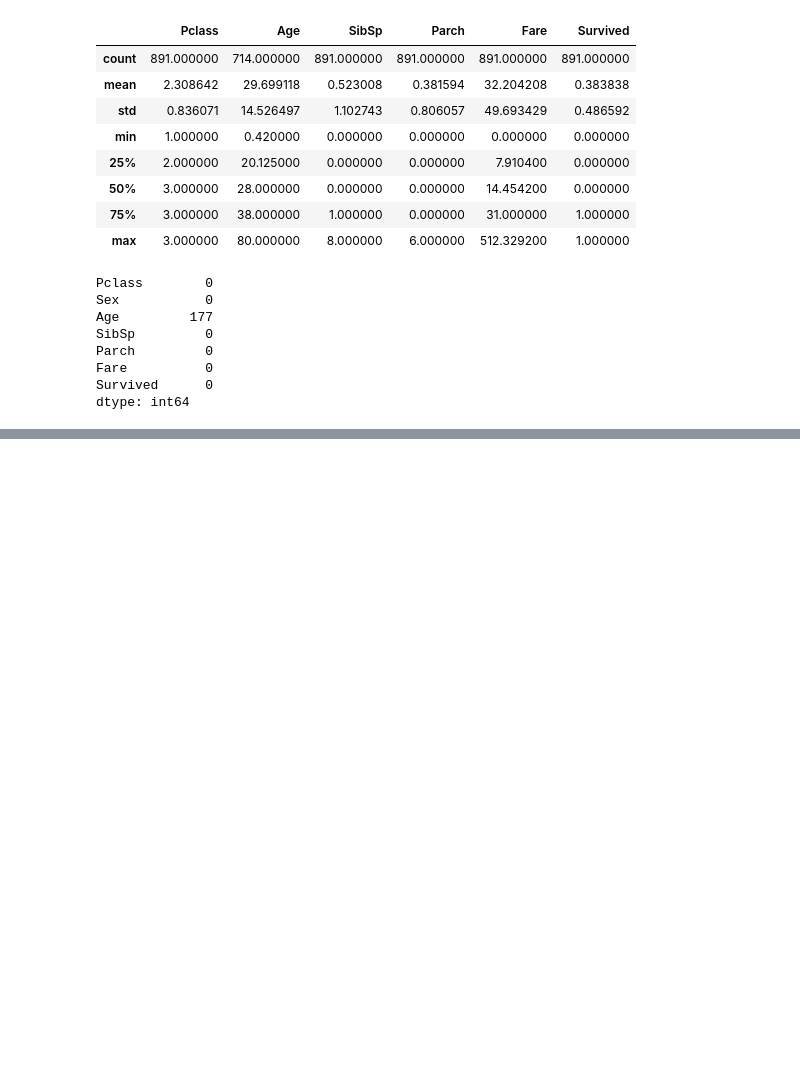
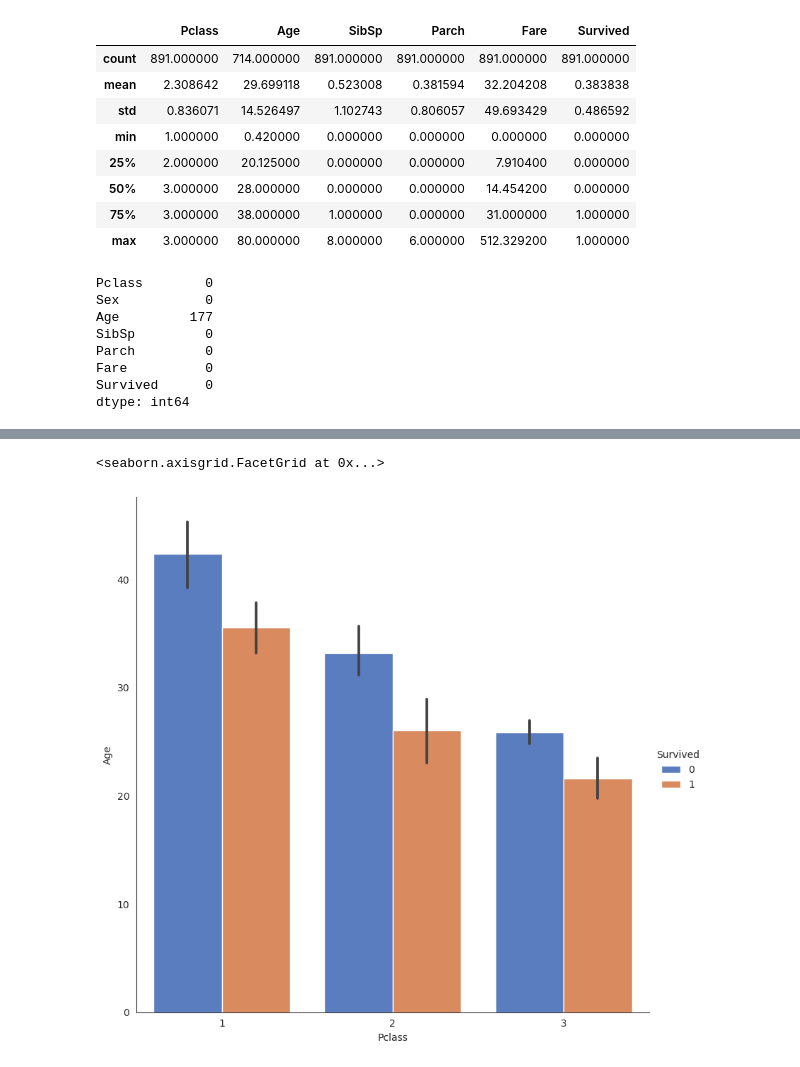
Before and after one commit to chandansinghthakur/ML_assignments, a Jupyter notebook: Assignment_3_Decision_tree.ipynb, the cells around one changed output, grey strips where cells are left out. Drawn from its saved outputs; the diff is of its cells as text; code cells hidden in the pictures; blank space fills up the shorter version.

```diff
--- a/Assignment_3_Decision_tree.ipynb
+++ b/Assignment_3_Decision_tree.ipynb
@@ -122,0 +132,6 @@ def categ(cols):
+# %%
+sns.set_style('white')
+sns.catplot(x='Pclass', y='Age', data=df, kind='bar', height=8, palette='muted', hue='Survived')
+# %% [output]
+<seaborn.axisgrid.FacetGrid at 0x...>
+[figure, added]
```
Also changed, not shown: parts of 27 cells of this notebook.
